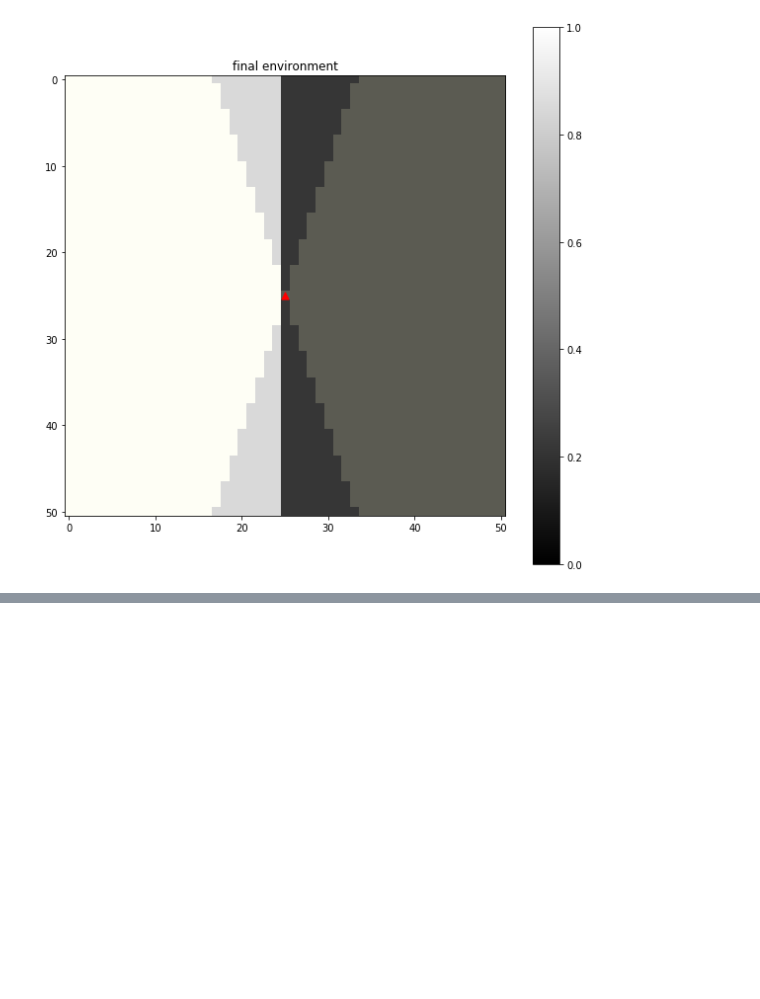
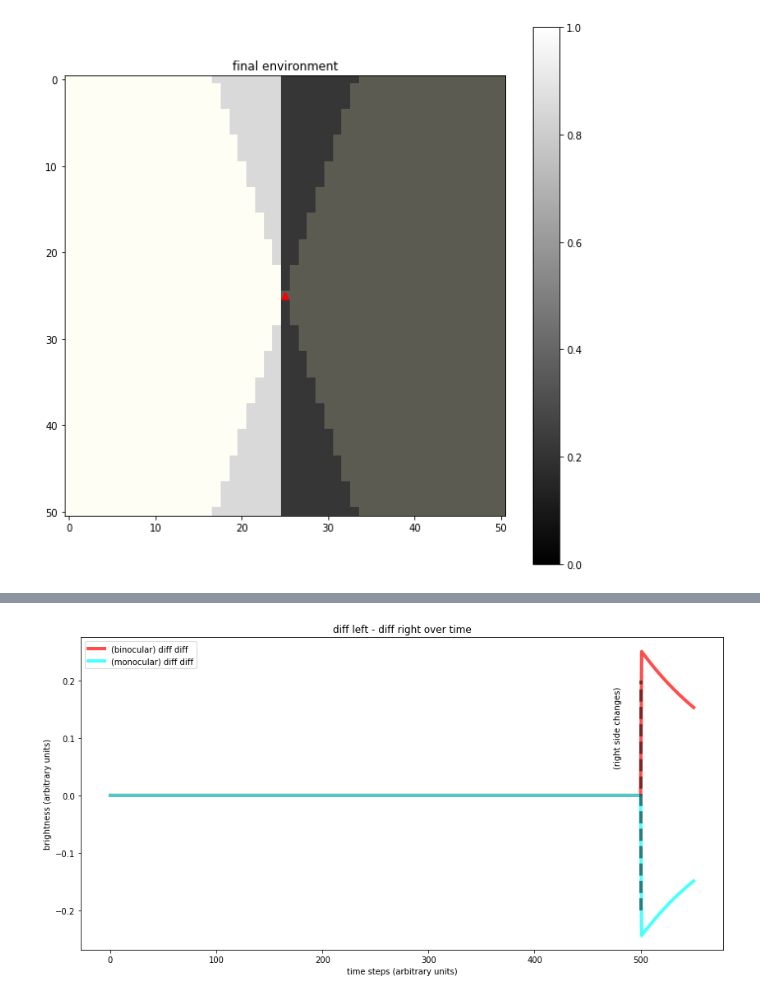
Before and after one commit to diptodip/brightfish, a Jupyter notebook: experiments/partitioned_halves.ipynb, the cells around one changed output, grey strips where cells are left out. Cells and saved outputs as stored; diff of their text form; code cells hidden in the pictures; blank space fills up the shorter version.

```diff
--- a/experiments/partitioned_halves.ipynb
+++ b/experiments/partitioned_halves.ipynb
@@ -135,0 +136,13 @@ plt.show()
+# %%
+fig = plt.figure(figsize=(14, 7))
+plt.plot(np.array(binocular_params['diff_left']) - np.array(binocular_params['diff_right']), alpha=0.7, lw=4, label='(binocular) diff diff', color='red')
+plt.plot(np.array(monocular_params['diff_left']) - np.array(monocular_params['diff_right']), alpha=0.7, lw=4, label='(monocular) diff diff', color='cyan')
+plt.legend(loc='best')
+plt.ylabel('brightness (arbitrary units)')
+plt.xlabel('time steps (arbitrary units)')
+plt.text(475, 0.05, '(right side changes)', rotation='vertical')
+plt.plot([500, 500], [-0.2, 0.2], lw=4, color='black', linestyle='--', alpha=0.5)
+plt.title('diff left - diff right over time')
+plt.show()
+# %% [output]
+[figure, added]
```
Also changed, not shown: parts of 10 cells of this notebook.
